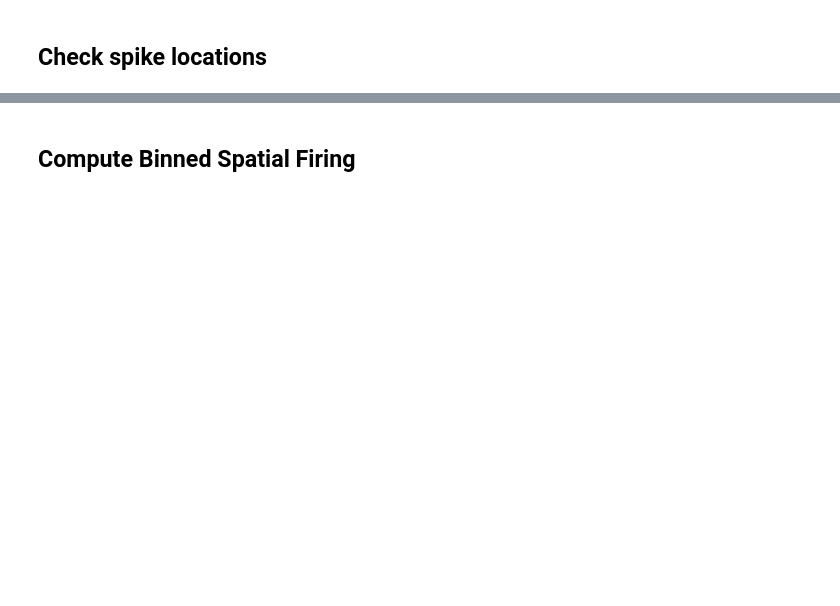
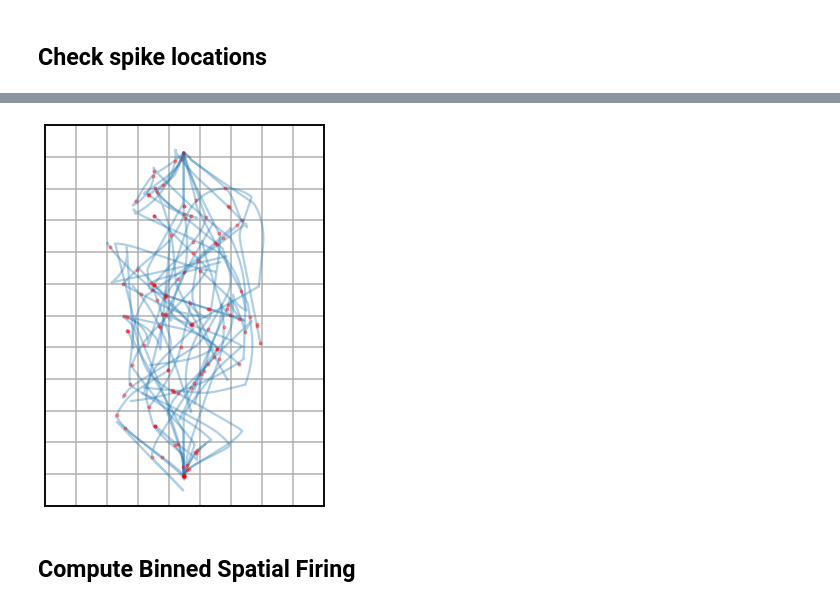
Before and after one commit to HSUPipeline/AnalyzeTH, a Jupyter notebook: notebooks/02-PlaceCells.ipynb, the cells around one changed output, grey strips where cells are left out. Cells and saved outputs as stored; diff of their text form; code cells hidden in the pictures; blank space fills up the shorter version.

```diff
--- a/notebooks/02-PlaceCells.ipynb
+++ b/notebooks/02-PlaceCells.ipynb
@@ -136,3 +166,11 @@ plot_positions(positions, spike_positions,
+# %%
+# Plot the map across all position traces (plotted per trial)
+plot_positions(positions_trials, spike_positions,
+               x_bins=x_bin_edges, y_bins=y_bin_edges,
+               xlim=list(x_boundary), ylim=list(z_boundary),
+               figsize=(5, 7))
+# %% [output]
+[figure, added]
 # %% [markdown]
 ## Compute Binned Spatial Firing
 # %%
```
Also changed, not shown: parts of 33 cells of this notebook.
